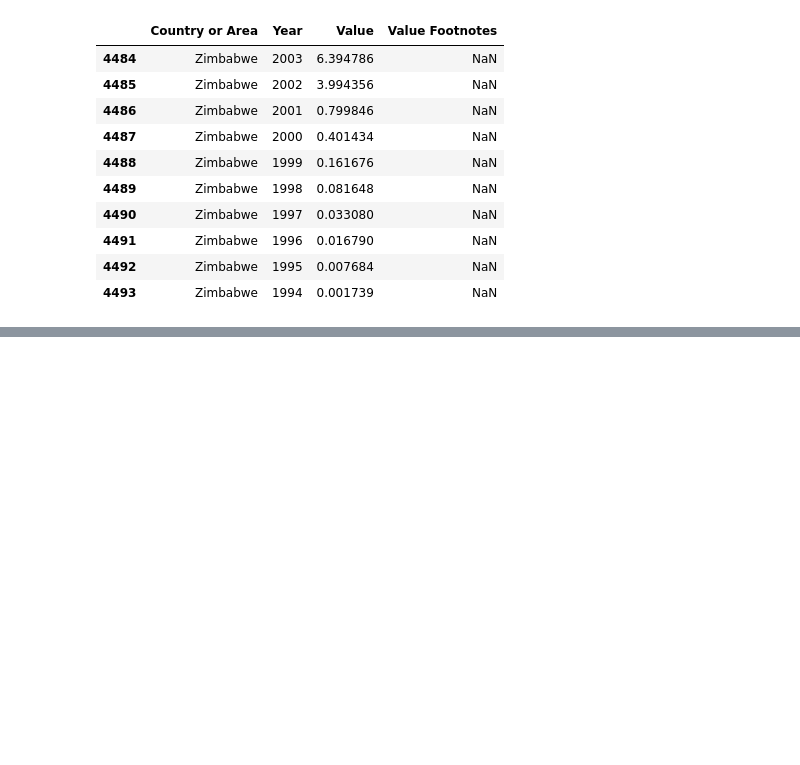
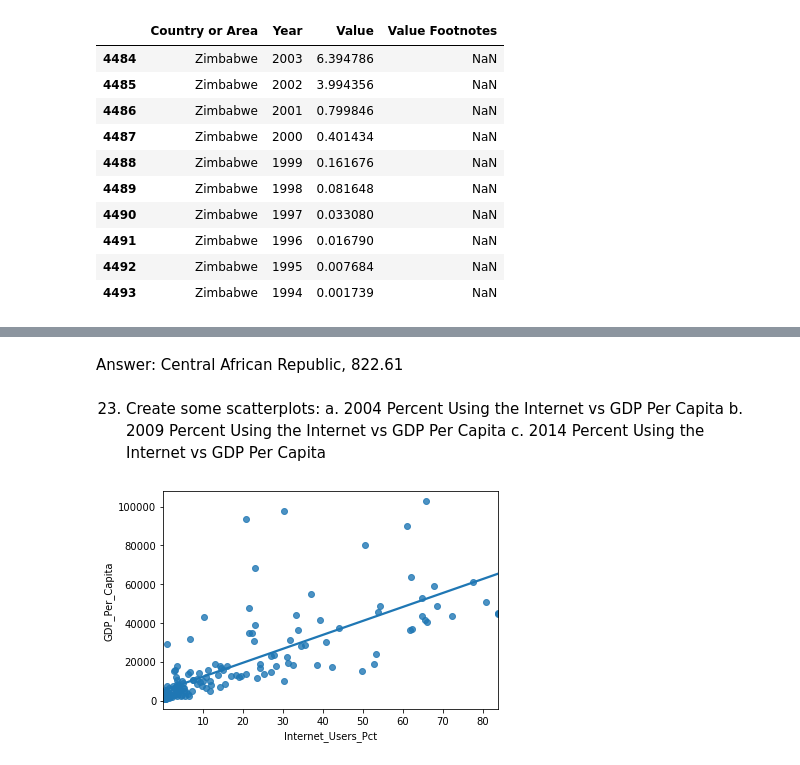
Before and after one commit to chrismack698/gdp-and-internet-usage-chrismack698, a Jupyter notebook: notebook/Python_GDP_Internet_Project.ipynb, the cells around one changed output, grey strips where cells are left out. Saved outputs shown, nothing was run; the diff lists cells and outputs as text; code cells hidden in the pictures; blank space fills up the shorter version.

```diff
--- a/notebook/Python_GDP_Internet_Project.ipynb
+++ b/notebook/Python_GDP_Internet_Project.ipynb
@@ -97,0 +121,3 @@ internet_df.tail(10)
+# %%
+gdp_df = gdp_df.rename(columns={'Country or Area': 'Country', 'Year': 'Year', 'Value': 'GDP_Per_Capita'})
+print(gdp_df.head(5))
@@ -97,0 +133,3 @@ internet_df.tail(10)
+# %%
+internet_df = internet_df.rename(columns={'Country or Area': 'Country', 'Year': 'Year', 'Value': 'Internet_Users_Pct'})
+print(internet_df.head(5))
@@ -97,0 +145,2 @@ internet_df.tail(10)
+# %%
+gdp_and_internet_use = pd.merge(gdp_df,internet_df,on=['Country', 'Year'], how='outer')
@@ -97,0 +191,4 @@ internet_df.tail(10)
+# %%
+df_2004 = gdp_and_internet_use[gdp_and_internet_use["Year"].isin([2004])]
+df_2009 = gdp_and_internet_use[gdp_and_internet_use["Year"].isin([2009])]
+df_2014 = gdp_and_internet_use[gdp_and_internet_use["Year"].isin([2014])]
@@ -97,0 +339,14 @@ internet_df.tail(10)
+# %% [markdown]
+Answer: Central African Republic, 822.61
+# %% [markdown]
+23. Create some scatterplots:
+a. 2004 Percent Using the Internet vs GDP Per Capita
+b. 2009 Percent Using the Internet vs GDP Per Capita
+c. 2014 Percent Using the Internet vs GDP Per Capita
+# %%
+plot_2004 = sns.regplot(x = 'Internet_Users_Pct',
+                y = 'GDP_Per_Capita',
+                ci = None,
+               data = df_2004)
+# %% [output]
+[figure, added]
```
Also changed, not shown: parts of 68 cells of this notebook, 1 other file.
